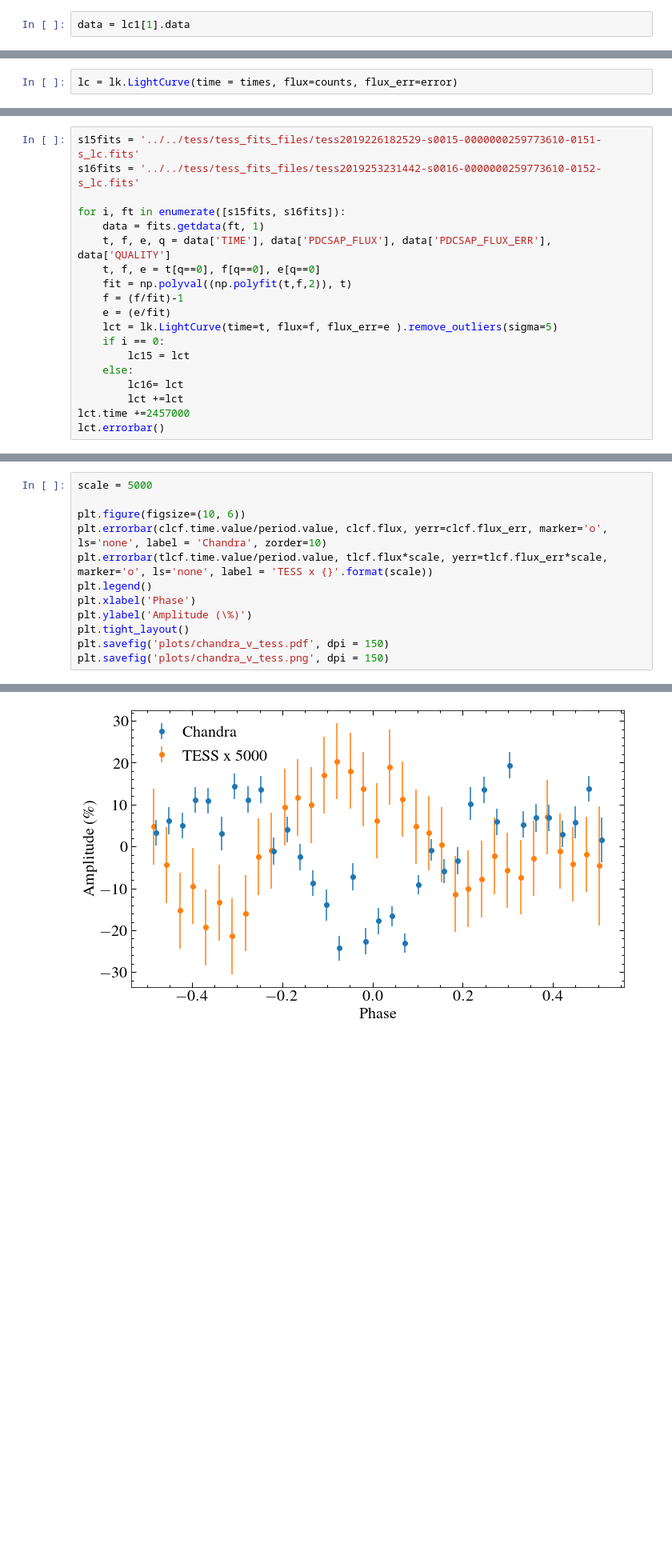
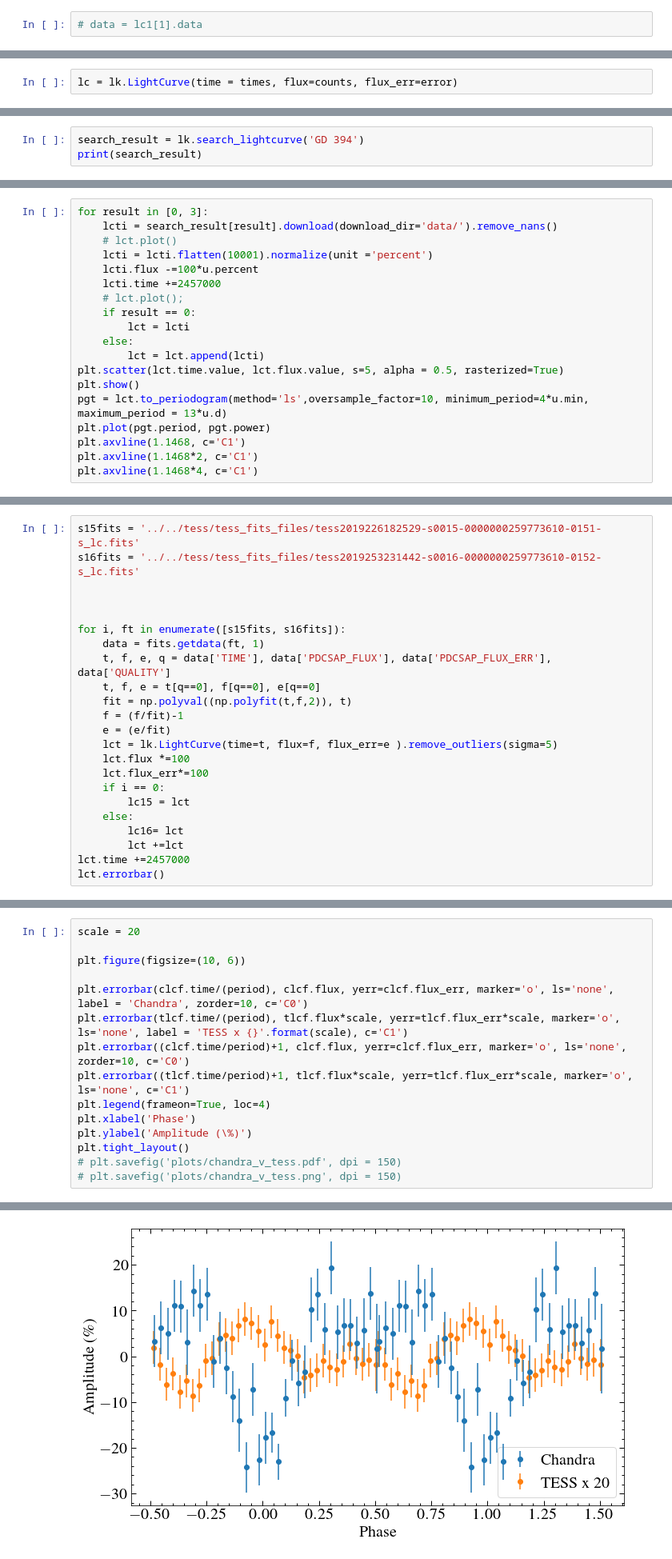
Before and after one commit to davidjwilson/gd394_chandra, a Jupyter notebook: tgcat_lc.ipynb, the cells around one changed output, grey strips where cells are left out. Shown: that part at 80% size. Cells and saved outputs as stored; diff of their text form; blank space fills up the shorter version.

```diff
--- a/tgcat_lc.ipynb
+++ b/tgcat_lc.ipynb
@@ -47,2 +48,2 @@ No.    Name      Ver    Type      Cards   Dimensions   Format
 # %%
-data = lc1[1].data
+# data = lc1[1].data
@@ -172,3 +173,6 @@ plt.axvline(1.15)
 # %% [output]
 <matplotlib.lines.Line2D at 0x...>
 [figure]
+# %%
+search_result = lk.search_lightcurve('GD 394')
+print(search_result)
@@ -174,0 +191,19 @@ plt.axvline(1.15)
+# %%
+for result in [0, 3]:
+    lcti = search_result[result].download(download_dir='data/').remove_nans()
+    # lct.plot()
+    lcti = lcti.flatten(10001).normalize(unit ='percent')
+    lcti.flux -=100*u.percent
+    lcti.time +=2457000
+    # lct.plot();
+    if result == 0:
+        lct = lcti
+    else:
+        lct = lct.append(lcti)
+plt.scatter(lct.time.value, lct.flux.value, s=5, alpha = 0.5, rasterized=True)
+plt.show()
+pgt = lct.to_periodogram(method='ls',oversample_factor=10, minimum_period=4*u.min, maximum_period = 13*u.d)
+plt.plot(pgt.period, pgt.power)
+plt.axvline(1.1468, c='C1')
+plt.axvline(1.1468*2, c='C1')
+plt.axvline(1.1468*4, c='C1')
@@ -175,6 +214,8 @@ plt.axvline(1.15)
 # %%
 s15fits = '../../tess/tess_fits_files/tess2019226182529-s0015-0000000259773610-0151-s_lc.fits'
 s16fits = '../../tess/tess_fits_files/tess2019253231442-s0016-0000000259773610-0152-s_lc.fits'
+
+
 
 for i, ft in enumerate([s15fits, s16fits]):
     data = fits.getdata(ft, 1)
@@ -184,6 +225,8 @@ for i, ft in enumerate([s15fits, s16fits]):
     f = (f/fit)-1
     e = (e/fit)
     lct = lk.LightCurve(time=t, flux=f, flux_err=e ).remove_outliers(sigma=5)
+    lct.flux *=100
+    lct.flux_err*=100
     if i == 0:
         lc15 = lct
     else:
@@ -236,13 +276,16 @@ tlcf.errorbar()
 # %%
-scale = 5000
+scale = 20
 
 plt.figure(figsize=(10, 6))
-plt.errorbar(clcf.time.value/period.value, clcf.flux, yerr=clcf.flux_err, marker='o', ls='none', label = 'Chandra', zorder=10)
-plt.errorbar(tlcf.time.value/period.value, tlcf.flux*scale, yerr=tlcf.flux_err*scale, marker='o', ls='none', label = 'TESS x {}'.format(scale))
-plt.legend()
+
+plt.errorbar(clcf.time/(period), clcf.flux, yerr=clcf.flux_err, marker='o', ls='none', label = 'Chandra', zorder=10, c='C0')
+plt.errorbar(tlcf.time/(period), tlcf.flux*scale, yerr=tlcf.flux_err*scale, marker='o', ls='none', label = 'TESS x {}'.format(scale), c='C1')
+plt.errorbar((clcf.time/period)+1, clcf.flux, yerr=clcf.flux_err, marker='o', ls='none', zorder=10, c='C0')
+plt.errorbar((tlcf.time/period)+1, tlcf.flux*scale, yerr=tlcf.flux_err*scale, marker='o', ls='none', c='C1')
+plt.legend(frameon=True, loc=4)
 plt.xlabel('Phase')
 plt.ylabel('Amplitude (\%)')
 plt.tight_layout()
-plt.savefig('plots/chandra_v_tess.pdf', dpi = 150)
-plt.savefig('plots/chandra_v_tess.png', dpi = 150)
+# plt.savefig('plots/chandra_v_tess.pdf', dpi = 150)
+# plt.savefig('plots/chandra_v_tess.png', dpi = 150)
 # %% [output]
@@ -250,3 +292,3 @@ findfont: Font family ['serif'] not found. Falling back to DejaVu Sans.
-[figure, old version]
+[figure, new version]
 # %%
 fitter = fitting.LevMarLSQFitter()
```
Also changed, not shown: parts of 45 cells of this notebook, 8 other files.
